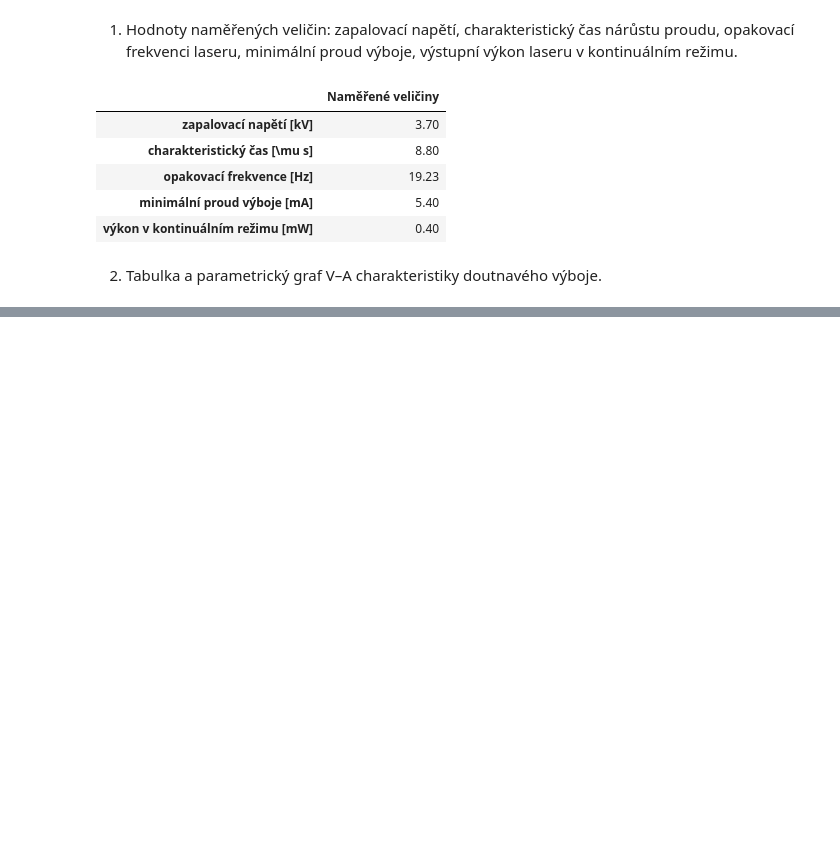
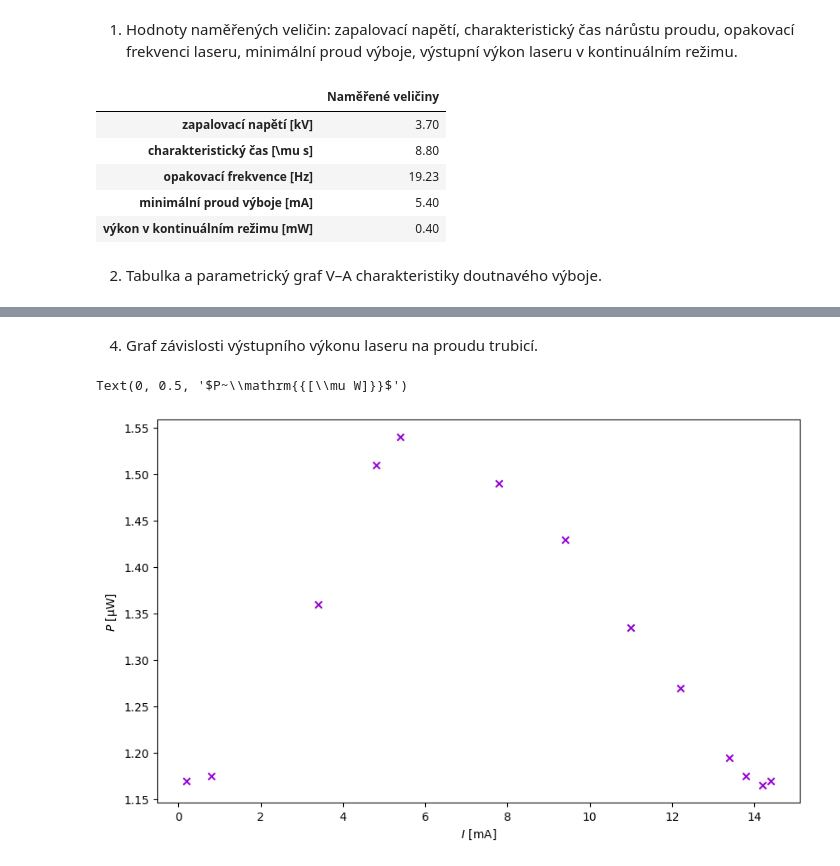
Before and after one commit to omikron-ceti/ZPLT, a Jupyter notebook: uloha_03/data_03/data_03.ipynb, the cells around one changed output, grey strips where cells are left out. Saved outputs shown, nothing was run; the diff lists cells and outputs as text; code cells hidden in the pictures; blank space fills up the shorter version.

```diff
--- a/uloha_03/data_03/data_03.ipynb
+++ b/uloha_03/data_03/data_03.ipynb
@@ -108,0 +91,14 @@ voltamperova_charakteristika.savefig("./img/voltamperova_charakteristika.pdf")
+# %% [markdown]
+4. Graf závislosti výstupního výkonu laseru na proudu trubicí.
+# %%
+I_vybojka_fot = (fotonka["U_RI [V]"]/R_I)*1000 # mA
+
+proud_vykon = plt.figure(figsize=(10,6))
+plt.scatter(I_vybojka_fot, P,
+            marker="x", color="darkviolet")
+plt.xlabel("$I~\\mathrm{{[mA]}}$")
+plt.ylabel("$P~\\mathrm{{[\\mu W]}}$")
+proud_vykon.savefig("./img/proud_vykon.pdf")
+# %% [output]
+Text(0, 0.5, '$P~\\mathrm{{[\\mu W]}}$')
+[figure, added]
```
Also changed, not shown: parts of 7 cells of this notebook, 5 other files.
